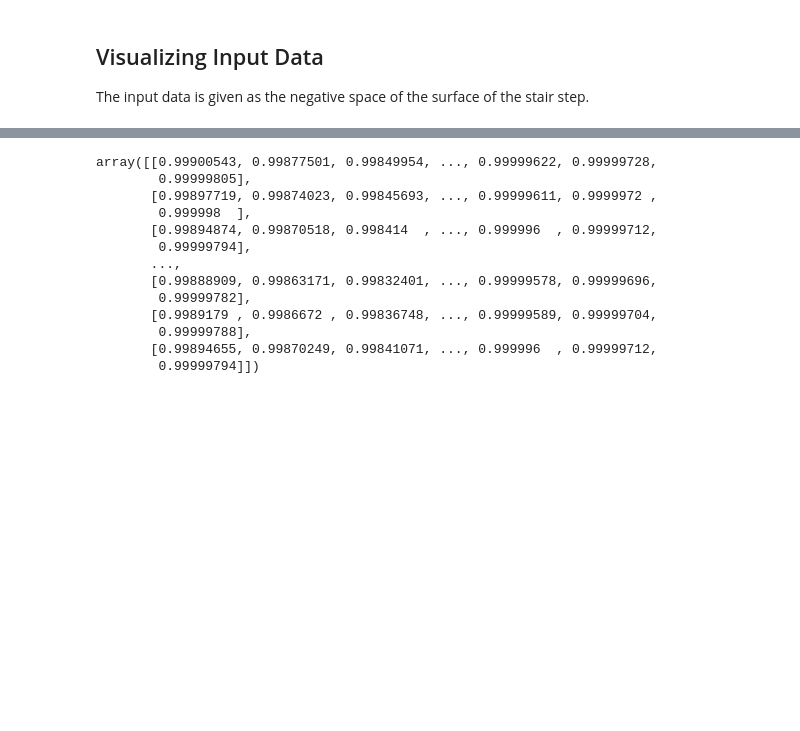
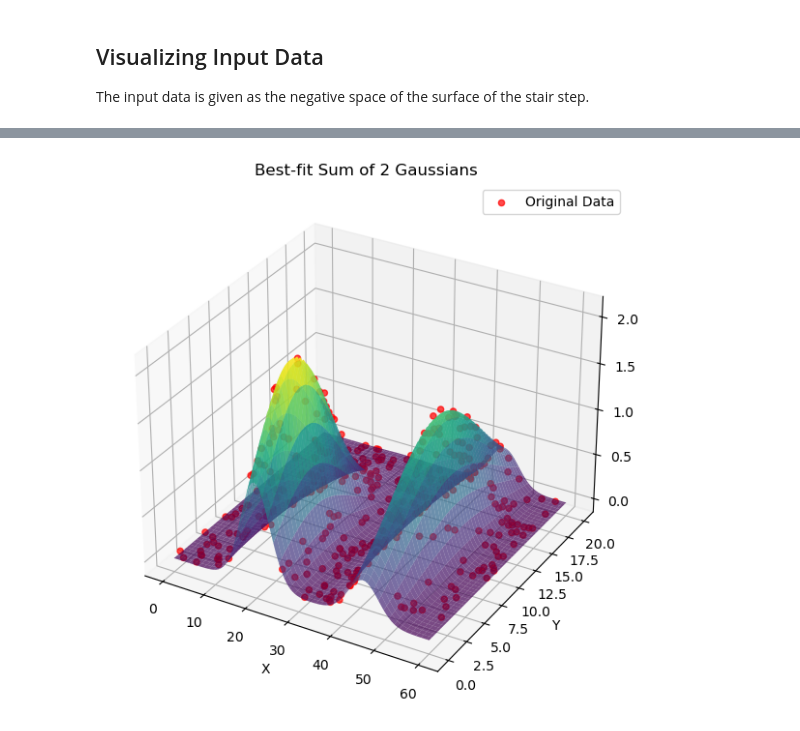
Before and after one commit to Y-Bimali/mcm, a Jupyter notebook: SingleStairFitter.ipynb, the cells around one changed output, grey strips where cells are left out. Cells and saved outputs as stored; diff of their text form; code cells hidden in the pictures; blank space fills up the shorter version.

```diff
--- a/SingleStairFitter.ipynb
+++ b/SingleStairFitter.ipynb
@@ -97,20 +72,64 @@ plt.show()
+# %%
+# Function to model a single 2D Gaussian distribution
+def gaussian_2d(xy, x0, y0, sigma_x, sigma_y, amplitude):
+    x, y = xy
+    return amplitude * np.exp(-(((x - x0)**2) / (2 * sigma_x**2) + ((y - y0)**2) / (2 * sigma_y**2)))
+
+# Function to model a sum of n_gaussians 2D Gaussian distributions
+def sum_of_gaussians(xy, *params):
+    n_gaussians = len(params) // 5
+    result = np.zeros_like(xy[0])
+    for i in range(n_gaussians):
+        x0, y0, sigma_x, sigma_y, amplitude = params[i*5:(i+1)*5]
+        result += gaussian_2d(xy, x0, y0, sigma_x, sigma_y, amplitude)
+    return result
+
+# Initial parameter guesses (randomly distributed means, variances, and amplitudes)
+initial_params = []
+for _ in range(n_gaussians):
+    initial_params += [
+        np.random.uniform(0, max_x),  # x0
+        np.random.uniform(0, max_y),  # y0
+        np.random.uniform(0.1, max_x / 4),  # sigma_x
+        np.random.uniform(0.1, max_y / 4),  # sigma_y
+        np.random.uniform(0, max_h)  # amplitude
+    ]
+
+# Fit the data to the sum of Gaussians
+xy = np.vstack((X, Y))
+params, _ = curve_fit(sum_of_gaussians, xy, H, p0=initial_params)
+
+# Generate a mesh for visualization
+x_mesh = np.linspace(0, max_x, 100)
+y_mesh = np.linspace(0, max_y, 100)
+X_mesh, Y_mesh = np.meshgrid(x_mesh, y_mesh)
+xy_mesh = np.vstack((X_mesh.ravel(), Y_mesh.ravel()))
+
+# Calculate the best-fit surface values
+H_fit = sum_of_gaussians(xy_mesh, *params).reshape(100, 100)
+
+# Plot the results
+fig = plt.figure(figsize=(10, 7))
+ax = fig.add_subplot(111, projection='3d')
+
+# Plot the original data points
+ax.scatter(X, Y, H, color='red', label='Original Data', alpha=0.7)
+
+# Plot the best-fit Gaussian surface
+ax.plot_surface(X_mesh, Y_mesh, H_fit, cmap='viridis', alpha=0.7)
+
+# Set labels and title
+ax.set_title(f'Best-fit Sum of {n_gaussians} Gaussians')
+ax.set_xlabel('X')
+ax.set_ylabel('Y')
+ax.set_zlabel('H')
+ax.legend()
+
+plt.show()
+# %% [output]
+[figure, added]
 # %%
-stair_h_fit = stair_height - h_fit
-stair_h_fit
+stair_H_fit = stair_height - H_fit
-# %% [output]
-array([[0.99900543, 0.99877501, 0.99849954, ..., 0.99999622, 0.99999728,
-        0.99999805],
-       [0.99897719, 0.99874023, 0.99845693, ..., 0.99999611, 0.9999972 ,
-        0.999998  ],
-       [0.99894874, 0.99870518, 0.998414  , ..., 0.999996  , 0.99999712,
-        0.99999794],
-       ...,
-       [0.99888909, 0.99863171, 0.99832401, ..., 0.99999578, 0.99999696,
-        0.99999782],
-       [0.9989179 , 0.9986672 , 0.99836748, ..., 0.99999589, 0.99999704,
-        0.99999788],
-       [0.99894655, 0.99870249, 0.99841071, ..., 0.999996  , 0.99999712,
-        0.99999794]])
 # %%
 # Plotting
 fig = plt.figure(figsize=(10, 7))
```
Also changed, not shown: parts of 11 cells of this notebook.
